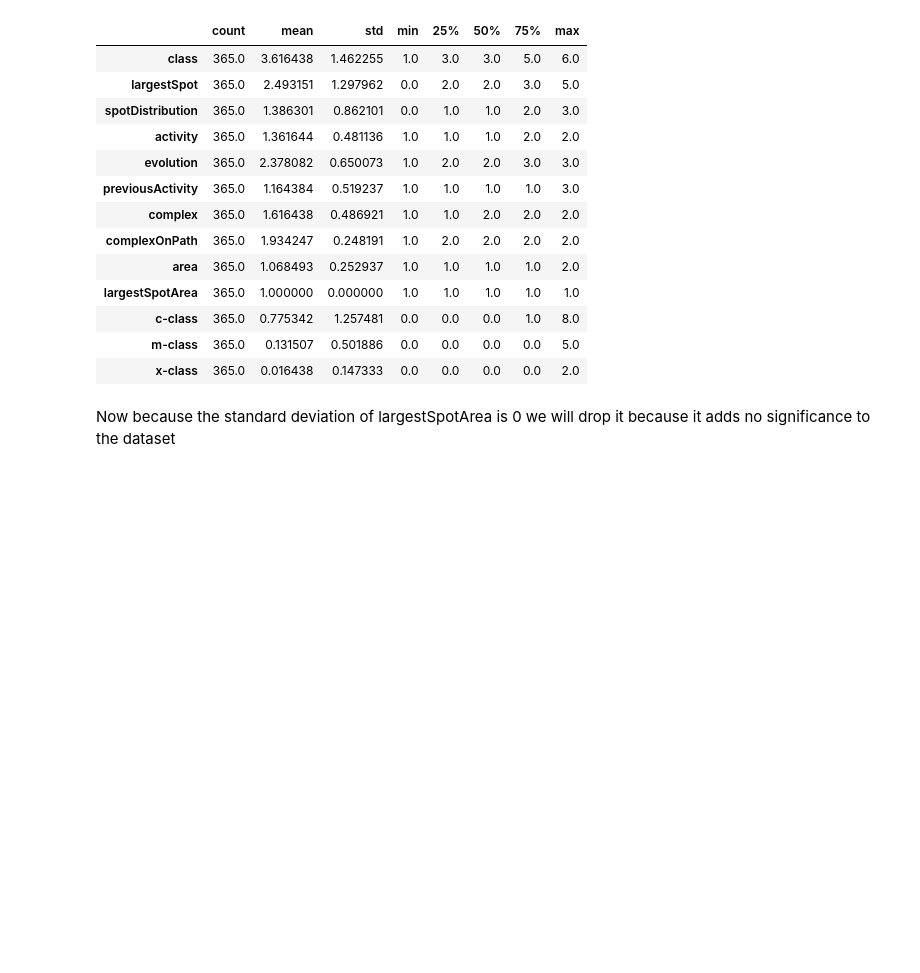
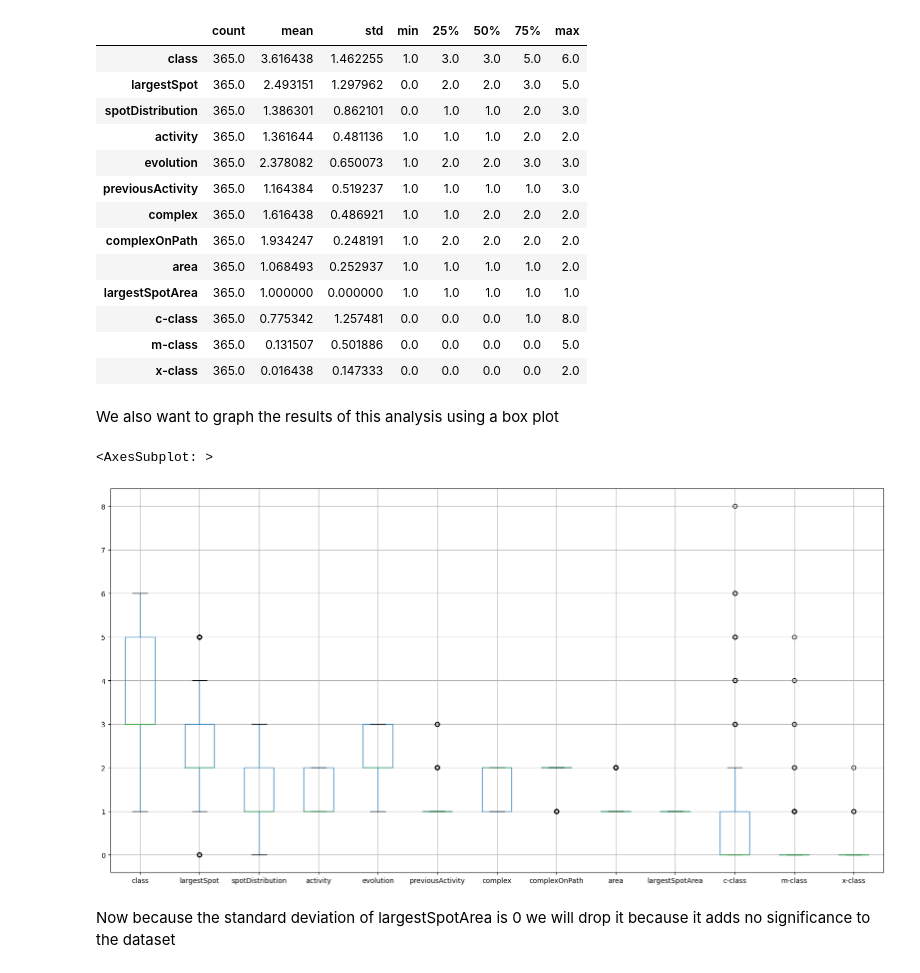
Before and after one commit to ddalton-swe/flare-prediction-project, a Jupyter notebook: SolarFlare_Analysis.ipynb, the cells around one changed output. Cells and saved outputs as stored; diff of their text form; code cells hidden in the pictures; blank space fills up the shorter version.

Commit message:
adding graph of statisical analysis

```diff
--- a/SolarFlare_Analysis.ipynb
+++ b/SolarFlare_Analysis.ipynb
@@ -72,6 +72,13 @@ df.describe().T
 | c-class | 365.0 | 0.775342 | 1.257481 | 0.0 | 0.0 | 0.0 | 1.0 | 8.0 |
 | m-class | 365.0 | 0.131507 | 0.501886 | 0.0 | 0.0 | 0.0 | 0.0 | 5.0 |
 | x-class | 365.0 | 0.016438 | 0.147333 | 0.0 | 0.0 | 0.0 | 0.0 | 2.0 |
+# %% [markdown]
+We also want to graph the results of this analysis using a box plot
+# %%
+df.boxplot(figsize=(20, 10))
+# %% [output]
+<AxesSubplot: >
+[figure, added]
 # %% [markdown]
 Now because the standard deviation of largestSpotArea is 0 we will drop it because it adds no significance to the dataset
 # %%
```
Also changed, not shown: parts of 4 cells of this notebook.
